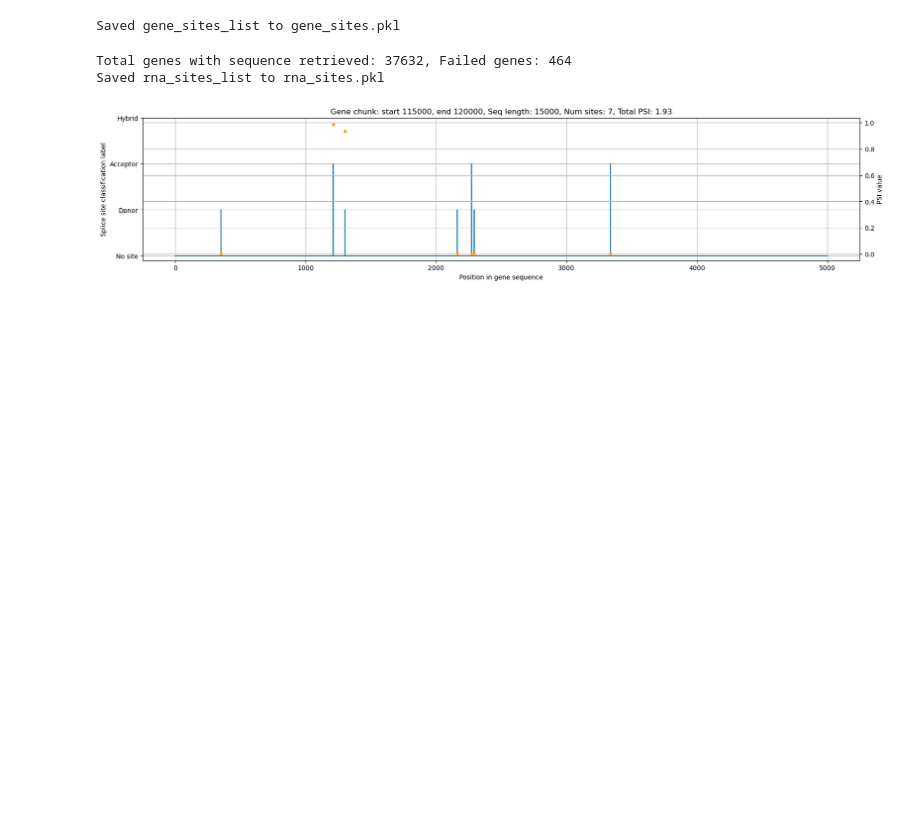
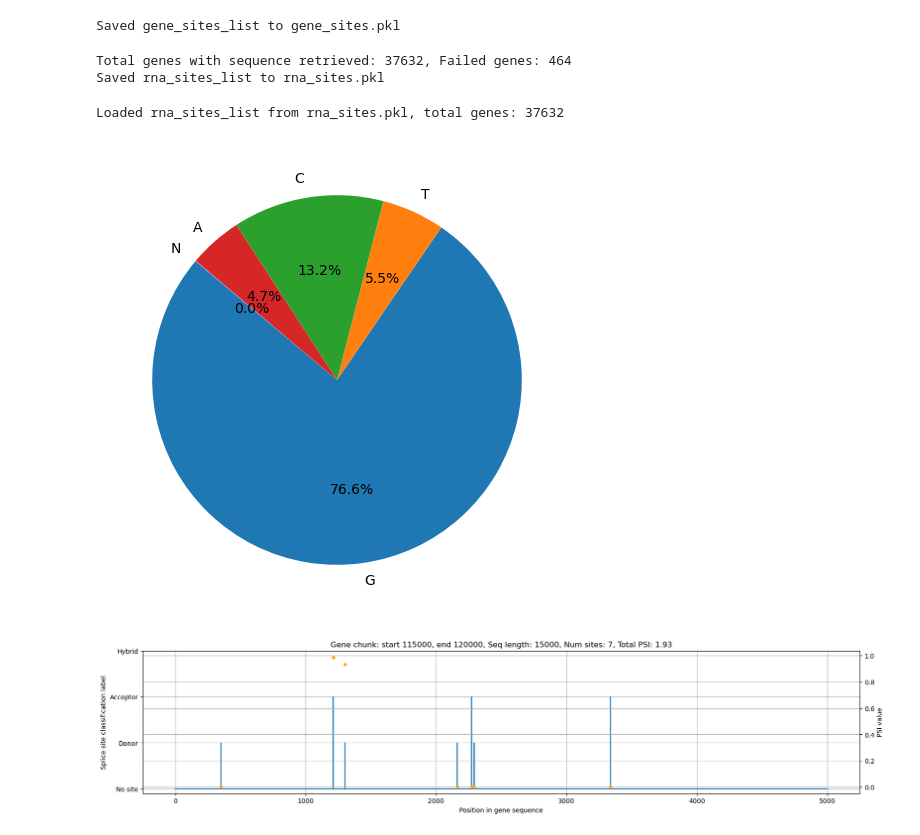
Before and after one commit to qiuresearch/AmbiSplice, a Jupyter notebook: data_prep.ipynb, the cells around one changed output. Cells and saved outputs as stored; diff of their text form; code cells hidden in the pictures; blank space fills up the shorter version.

```diff
--- a/data_prep.ipynb
+++ b/data_prep.ipynb
@@ -459,6 +459,25 @@ print(f"Saved rna_sites_list to rna_sites.pkl")
 # %% [output]
 Total genes with sequence retrieved: 37632, Failed genes: 464
 Saved rna_sites_list to rna_sites.pkl
+# %%
+rna_sites_df = pd.read_pickle('rna_sites.pkl')
+print(f"Loaded rna_sites_list from rna_sites.pkl, total genes: {len(rna_sites_df)}")
+# %% [output]
+Loaded rna_sites_list from rna_sites.pkl, total genes: 37632
+# %%
+rna_sites_df.iloc[0]['cls_type']
+# collect all 'cls_type" values and plot a pie chart
+all_cls_types = []
+for cls_types in rna_sites_df['acceptor']:
+    all_cls_types.extend(cls_types)
+import matplotlib.pyplot as plt
+from collections import Counter
+cls_type_counts = Counter(all_cls_types)
+plt.figure(figsize=(6,6))
+plt.pie(cls_type_counts.values(), labels=cls_type_counts.keys(), autopct='%1.1f%%', startangle=140)
+plt.show()
+# %% [output]
+[figure, added]
 # %%
 from AmbiSplice import splice_feats
 
```
Also changed, not shown: parts of 4 cells of this notebook, 8 other files.
